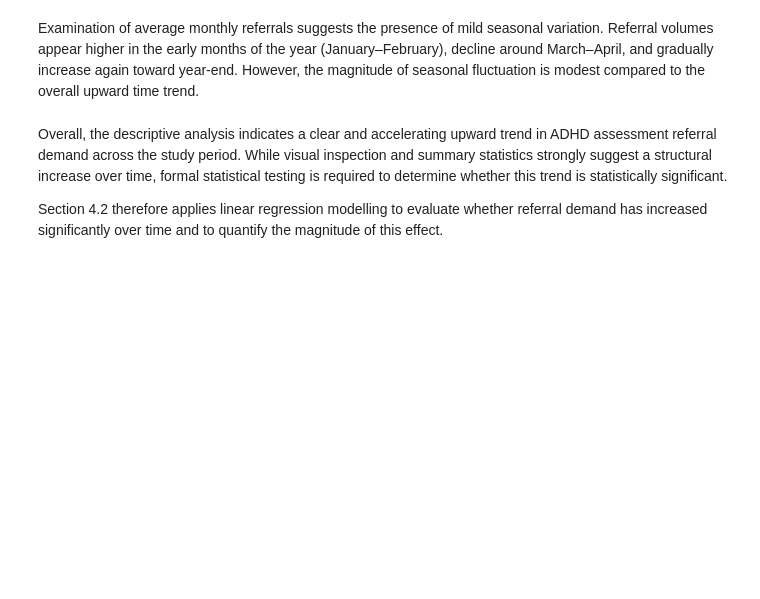
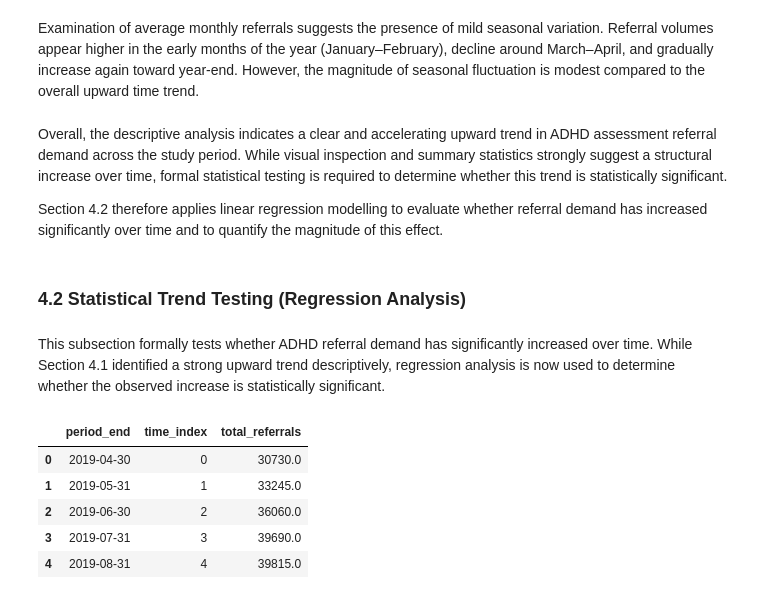
Before and after one commit to szm2701/adhd-demand-forecast-england, a Jupyter notebook: jupyter_notebooks/adhd_demand_analysis_and_forecasting.ipynb, the cells around one changed output. Cells and saved outputs as stored; diff of their text form; code cells hidden in the pictures; blank space fills up the shorter version.

```diff
--- a/jupyter_notebooks/adhd_demand_analysis_and_forecasting.ipynb
+++ b/jupyter_notebooks/adhd_demand_analysis_and_forecasting.ipynb
@@ -585,3 +585,23 @@ Examination of average monthly referrals suggests the presence of mild seasonal
 Overall, the descriptive analysis indicates a clear and accelerating upward trend in ADHD assessment referral demand across the study period. While visual inspection and summary statistics strongly suggest a structural increase over time, formal statistical testing is required to determine whether this trend is statistically significant.
 
 Section 4.2 therefore applies linear regression modelling to evaluate whether referral demand has increased significantly over time and to quantify the magnitude of this effect.
+# %% [markdown]
+### 4.2 Statistical Trend Testing (Regression Analysis)
+# %% [markdown]
+This subsection formally tests whether ADHD referral demand has significantly increased over time. While Section 4.1 identified a strong upward trend descriptively, regression analysis is now used to determine whether the observed increase is statistically significant.
+# %%
+# Create numeric time index for regression modelling
+# This represents the number of months since the start of the dataset
+
+ref_ts = ref_ts.sort_values("period_end").reset_index(drop=True)
+ref_ts["time_index"] = range(len(ref_ts))
+
+# Preview relevant columns
+ref_ts[["period_end", "time_index", "total_referrals"]].head()
+# %% [output]
+|  | period_end | time_index | total_referrals |
+| 0 | 2019-04-30 | 0 | 30730.0 |
+| 1 | 2019-05-31 | 1 | 33245.0 |
+| 2 | 2019-06-30 | 2 | 36060.0 |
+| 3 | 2019-07-31 | 3 | 39690.0 |
+| 4 | 2019-08-31 | 4 | 39815.0 |
```
Also changed, not shown: parts of 26 cells of this notebook.
